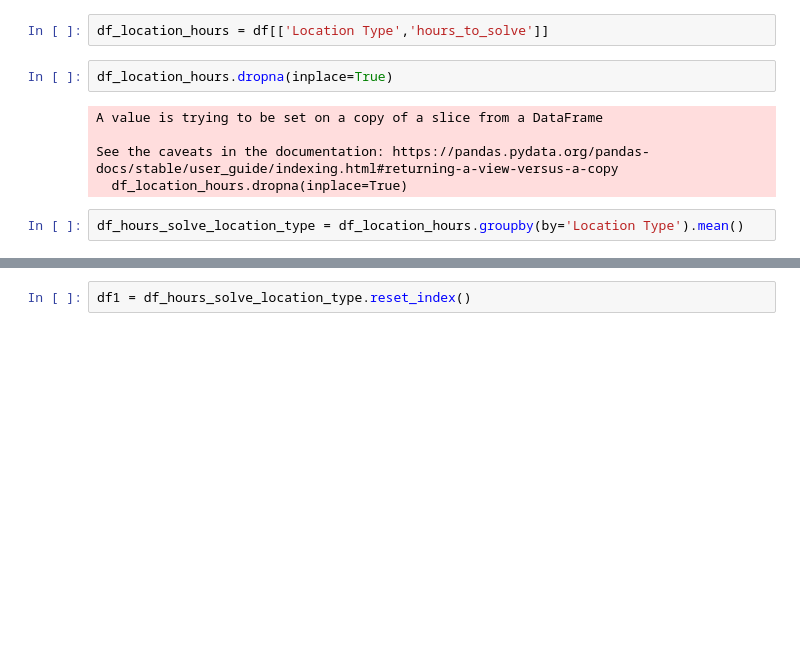
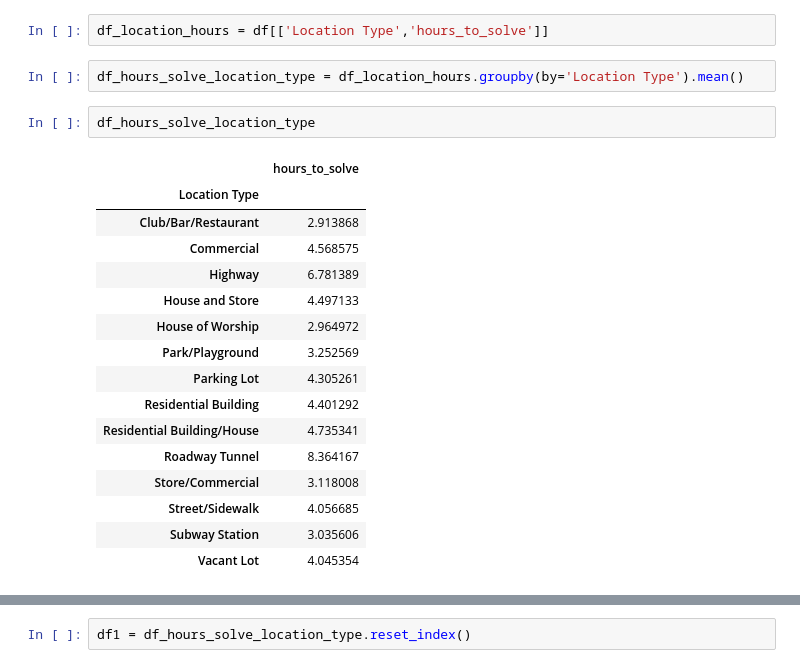
Before and after one commit to gurjitkbakshi/datasciencewithpython, a Jupyter notebook: Final Project - 311 NYC Customer Service practice.ipynb, the cells around one changed output, grey strips where cells are left out. Drawn from its saved outputs; the diff is of its cells as text; blank space fills up the shorter version.

```diff
--- a/Final Project - 311 NYC Customer Service practice.ipynb
+++ b/Final Project - 311 NYC Customer Service practice.ipynb
@@ -200,15 +196,27 @@ Name: hours_to_solve, dtype: float64
 - All service request complaints are solved under 24hrs.
 # %%
 df_location_hours = df[['Location Type','hours_to_solve']]
-# %%
-df_location_hours.dropna(inplace=True)
-# %% [output]
-A value is trying to be set on a copy of a slice from a DataFrame
-
-See the caveats in the documentation: https://pandas.pydata.org/pandas-docs/stable/user_guide/indexing.html#returning-a-view-versus-a-copy
-  df_location_hours.dropna(inplace=True)
 # %%
 df_hours_solve_location_type = df_location_hours.groupby(by='Location Type').mean()
+# %%
+df_hours_solve_location_type
+# %% [output]
+|  | hours_to_solve |
+| Location Type |  |
+| Club/Bar/Restaurant | 2.913868 |
+| Commercial | 4.568575 |
+| Highway | 6.781389 |
+| House and Store | 4.497133 |
+| House of Worship | 2.964972 |
+| Park/Playground | 3.252569 |
+| Parking Lot | 4.305261 |
+| Residential Building | 4.401292 |
+| Residential Building/House | 4.735341 |
+| Roadway Tunnel | 8.364167 |
+| Store/Commercial | 3.118008 |
+| Street/Sidewalk | 4.056685 |
+| Subway Station | 3.035606 |
+| Vacant Lot | 4.045354 |
 # %%
 fig,ax = plt.subplots(figsize=(10,6))
 df_hours_solve_location_type.plot(kind='bar',ax=ax)
```
Also changed, not shown: parts of 32 cells of this notebook.
